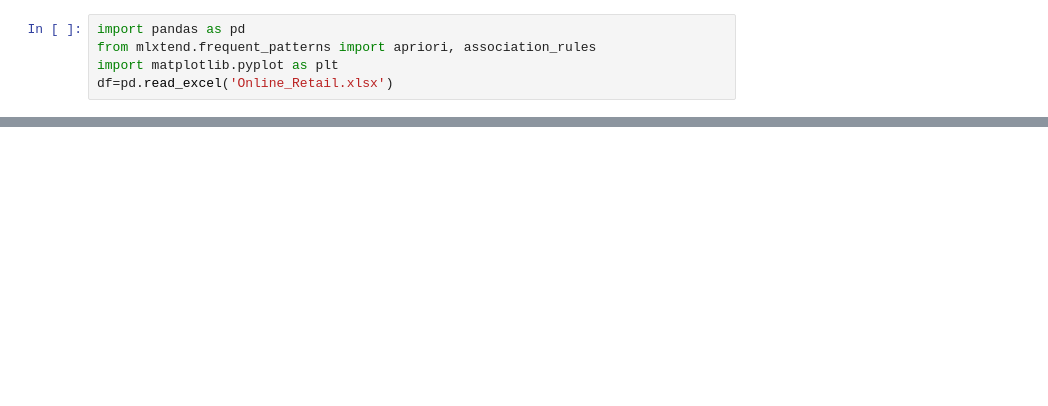
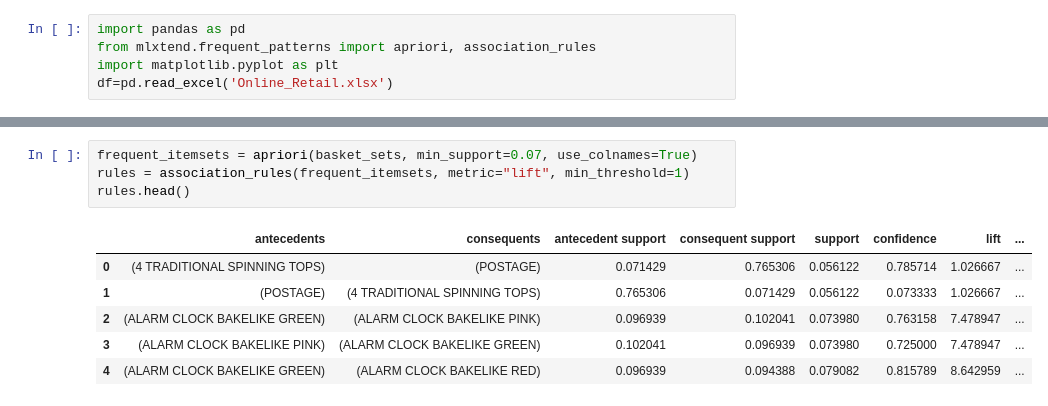
Before and after one commit to ishaanj26/machine_learning_project, a Jupyter notebook: Edureka/apriori_algo/demo.ipynb, the cells around one changed output, grey strips where cells are left out. Drawn from its saved outputs; the diff is of its cells as text; blank space fills up the shorter version.

```diff
--- a/Edureka/apriori_algo/demo.ipynb
+++ b/Edureka/apriori_algo/demo.ipynb
@@ -19,0 +97,11 @@ df= df[~df['InvoiceNo'].str.contains('C')]
+# %%
+frequent_itemsets = apriori(basket_sets, min_support=0.07, use_colnames=True)
+rules = association_rules(frequent_itemsets, metric="lift", min_threshold=1)
+rules.head()
+# %% [output]
+|  | antecedents | consequents | antecedent support | consequent support | support | confidence | lift | ... |
+| 0 | (4 TRADITIONAL SPINNING TOPS) | (POSTAGE) | 0.071429 | 0.765306 | 0.056122 | 0.785714 | 1.026667 | ... |
+| 1 | (POSTAGE) | (4 TRADITIONAL SPINNING TOPS) | 0.765306 | 0.071429 | 0.056122 | 0.073333 | 1.026667 | ... |
+| 2 | (ALARM CLOCK BAKELIKE GREEN) | (ALARM CLOCK BAKELIKE PINK) | 0.096939 | 0.102041 | 0.073980 | 0.763158 | 7.478947 | ... |
+| 3 | (ALARM CLOCK BAKELIKE PINK) | (ALARM CLOCK BAKELIKE GREEN) | 0.102041 | 0.096939 | 0.073980 | 0.725000 | 7.478947 | ... |
+| 4 | (ALARM CLOCK BAKELIKE GREEN) | (ALARM CLOCK BAKELIKE RED) | 0.096939 | 0.094388 | 0.079082 | 0.815789 | 8.642959 | ... |
```
Also changed, not shown: parts of 6 cells of this notebook, 4 other files.
